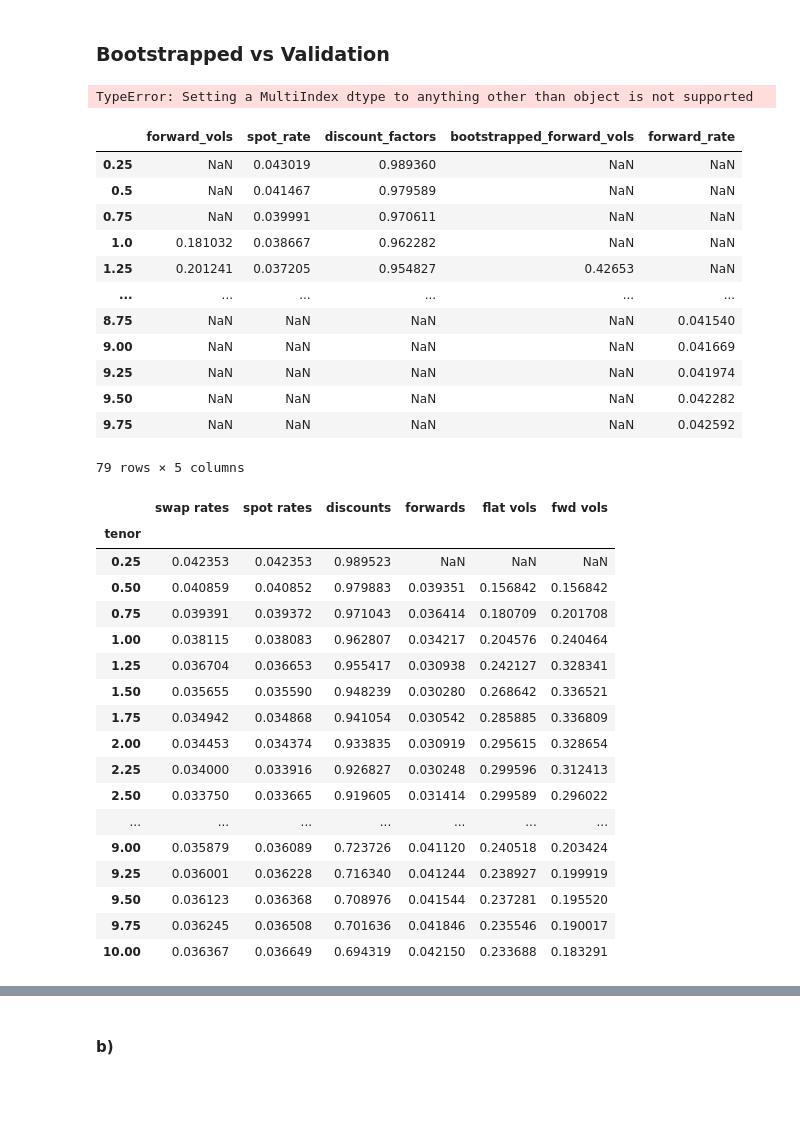
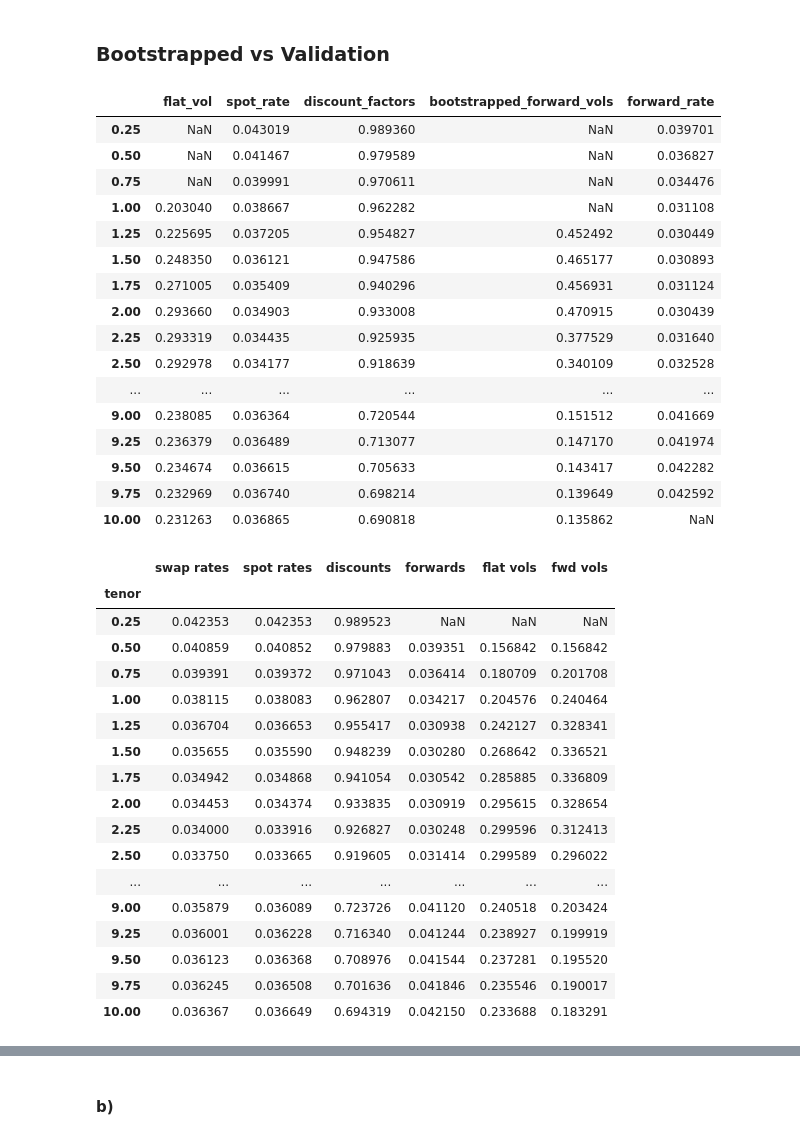
Before and after one commit to y3y-tech/Forward_Volatility_From_SOFR_Cap, a Jupyter notebook: Q1.ipynb, the cells around one changed output, grey strips where cells are left out. Saved outputs shown, nothing was run; the diff lists cells and outputs as text; code cells hidden in the pictures; blank space fills up the shorter version.

```diff
--- a/Q1.ipynb
+++ b/Q1.ipynb
@@ -160,9 +146,11 @@ np.float64(4.45)
 # %%
+black_vols = {}
+for maturity in cap_vols.index:
+    normal_vol = cap_vols[maturity] / 10000
+    T_prev = round(maturity - 0.25, 2)
+    F = forward_rates.get((T_prev, maturity), np.nan)  # forward ending at cap maturity
+    black_vols[maturity] = normal_vol / F
+
 quarterly_vols = pd.Series(index = np.arange(0.5, 10.25, 0.25))
-quarterly_vols.loc[black_vols.index] = black_vols.values
+quarterly_vols.loc[black_vols.keys()] = pd.Series(black_vols)
 quarterly_vols = quarterly_vols.interpolate(method='index')
-quarterly_swaps = pd.Series(index = np.arange(0.25, 10.25, 0.25))
-quarterly_swaps.loc[SOFR_swaps.index] = SOFR_swaps.values
-quarterly_swaps = quarterly_swaps.interpolate(method='index')
-display(quarterly_vols)
-display(quarterly_swaps)
@@ -457,33 +353,34 @@ Name: fwd vols, dtype: float64
 # %%
 forward_rates_new = forward_rates.copy()
 forward_rates_new.index = forward_rates_new.index.get_level_values(0).astype(float)
-display(forward_rates_new)
-# %% [output]
-TypeError: Setting a MultiIndex dtype to anything other than object is not supported
 # %%
 Boostrapped_Data = pd.DataFrame({
-    'forward_vols': quarterly_vols,
+    'flat_vol': quarterly_vols,
     'spot_rate': quarterly_swaps,
     'discount_factors': discount_factors,
     'bootstrapped_forward_vols': forward_vols
 })
-new = pd.concat([Boostrapped_Data, forward_rates_new.rename("forward_rate")], axis=1)
-display(new)
+Bootstrapped_Data = pd.concat([Boostrapped_Data, forward_rates_new.rename("forward_rate")], axis=1)
+display(Bootstrapped_Data)
 display(curves_validation)
 # %% [output]
-|  | forward_vols | spot_rate | discount_factors | bootstrapped_forward_vols | forward_rate |
-| 0.25 | NaN | 0.043019 | 0.989360 | NaN | NaN |
-| 0.5 | NaN | 0.041467 | 0.979589 | NaN | NaN |
-| 0.75 | NaN | 0.039991 | 0.970611 | NaN | NaN |
-| 1.0 | 0.181032 | 0.038667 | 0.962282 | NaN | NaN |
-| 1.25 | 0.201241 | 0.037205 | 0.954827 | 0.42653 | NaN |
+|  | flat_vol | spot_rate | discount_factors | bootstrapped_forward_vols | forward_rate |
+| 0.25 | NaN | 0.043019 | 0.989360 | NaN | 0.039701 |
+| 0.50 | NaN | 0.041467 | 0.979589 | NaN | 0.036827 |
+| 0.75 | NaN | 0.039991 | 0.970611 | NaN | 0.034476 |
+| 1.00 | 0.203040 | 0.038667 | 0.962282 | NaN | 0.031108 |
+| 1.25 | 0.225695 | 0.037205 | 0.954827 | 0.452492 | 0.030449 |
+| 1.50 | 0.248350 | 0.036121 | 0.947586 | 0.465177 | 0.030893 |
+| 1.75 | 0.271005 | 0.035409 | 0.940296 | 0.456931 | 0.031124 |
+| 2.00 | 0.293660 | 0.034903 | 0.933008 | 0.470915 | 0.030439 |
+| 2.25 | 0.293319 | 0.034435 | 0.925935 | 0.377529 | 0.031640 |
+| 2.50 | 0.292978 | 0.034177 | 0.918639 | 0.340109 | 0.032528 |
 | ... | ... | ... | ... | ... | ... |
-| 8.75 | NaN | NaN | NaN | NaN | 0.041540 |
-| 9.00 | NaN | NaN | NaN | NaN | 0.041669 |
-| 9.25 | NaN | NaN | NaN | NaN | 0.041974 |
-| 9.50 | NaN | NaN | NaN | NaN | 0.042282 |
-| 9.75 | NaN | NaN | NaN | NaN | 0.042592 |
+| 9.00 | 0.238085 | 0.036364 | 0.720544 | 0.151512 | 0.041669 |
+| 9.25 | 0.236379 | 0.036489 | 0.713077 | 0.147170 | 0.041974 |
+| 9.50 | 0.234674 | 0.036615 | 0.705633 | 0.143417 | 0.042282 |
+| 9.75 | 0.232969 | 0.036740 | 0.698214 | 0.139649 | 0.042592 |
+| 10.00 | 0.231263 | 0.036865 | 0.690818 | 0.135862 | NaN |
-79 rows × 5 columns
 |  | swap rates | spot rates | discounts | forwards | flat vols | fwd vols |
 | tenor |  |  |  |  |  |  |
 | 0.25 | 0.042353 | 0.042353 | 0.989523 | NaN | NaN | NaN |
```
Also changed, not shown: parts of 12 cells of this notebook.
